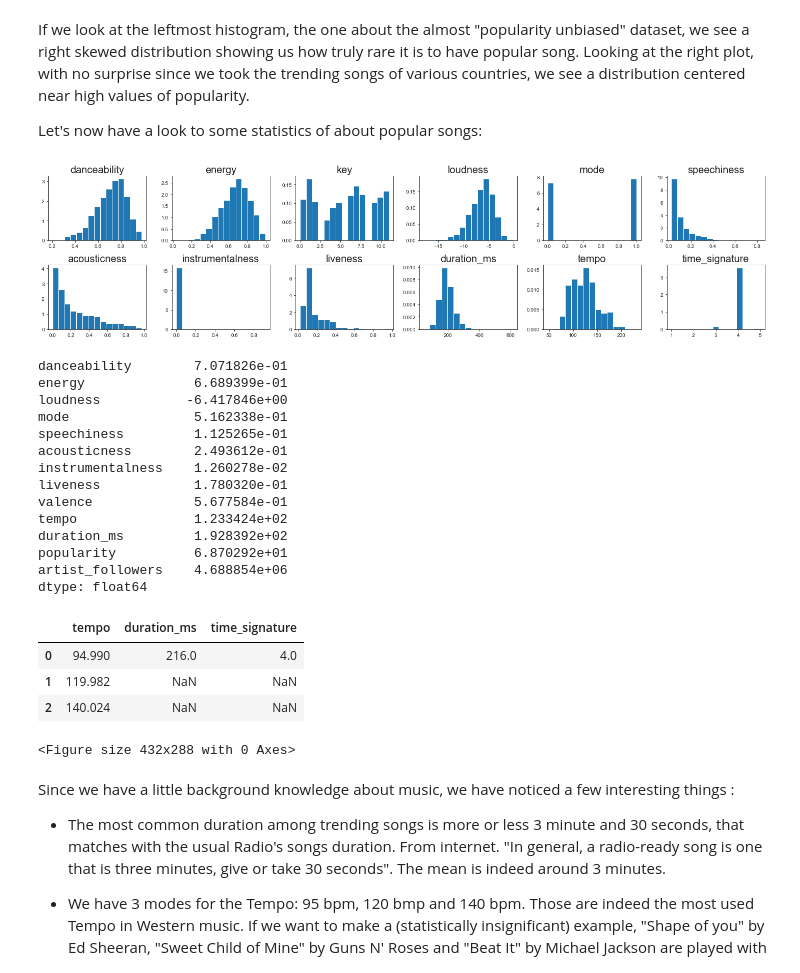
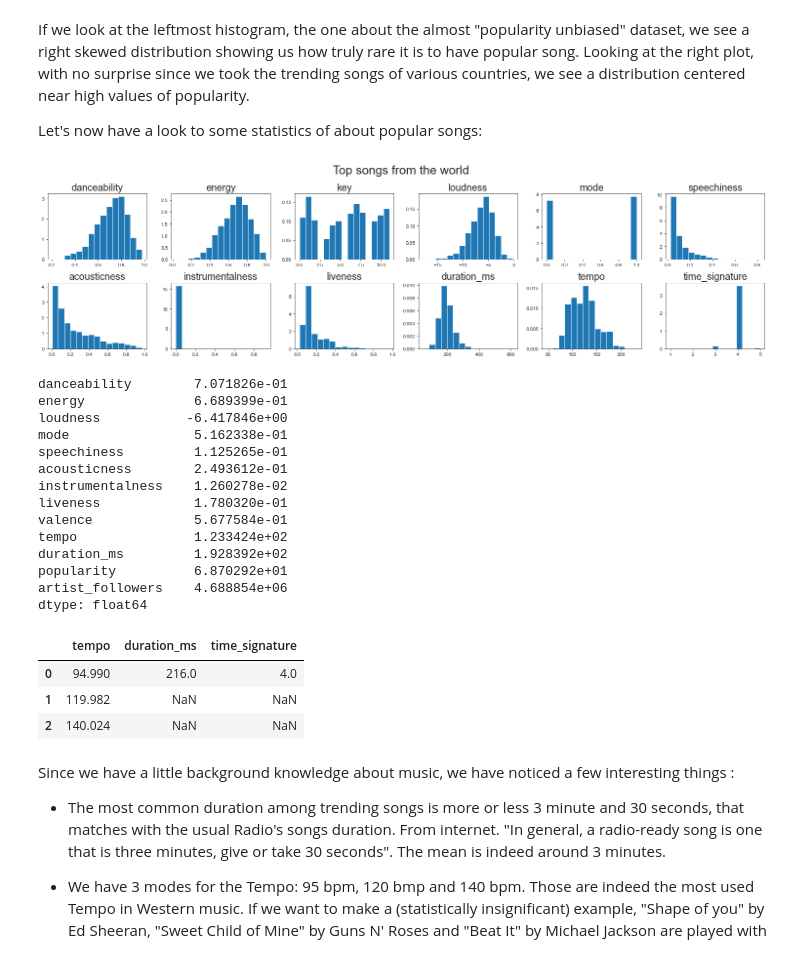
Before and after one commit to Benjamin-Barda/spotyCARLO, a Jupyter notebook: 4-PacosPart.ipynb, the cells around one changed output. Cells and saved outputs as stored; diff of their text form; code cells hidden in the pictures.

```diff
--- a/4-PacosPart.ipynb
+++ b/4-PacosPart.ipynb
@@ -79,19 +79,19 @@ If we look at the leftmost histogram, the one about the almost "popularity unbia
 Let's now have a look to some statistics of about popular songs:
 # %%
 feat = ['danceability', 'energy', 'key', 'loudness', 'mode', 'speechiness', 'acousticness', 'instrumentalness', 'liveness', 'duration_ms', 'tempo', 'time_signature']
-_, ax = plt.subplots(ncols=len(feat)//2, nrows=2,figsize = (20,5))
+_, ax = plt.subplots(ncols=len(feat)//2, nrows=2,figsize = (21,5.7))
 for i in range(len(feat)//2):
     ax[0][i].set_title(feat[i], fontsize=20)
     ax[0][i].hist(dFpop.loc[:, feat[i]], density = True, label = feat[i], bins=15)
     ax[1][i].set_title(feat[i+6], fontsize=20)
     ax[1][i].hist(dFpop.loc[:, feat[i+6]], density = True, label = feat[i], bins=15)
+plt.suptitle('Top songs from the world',fontsize=25)
 plt.tight_layout()
 plt.show()
-plt.clf()
 print(dFpop.mean().drop(['key','time_signature']))
 dFpop.mode()[['tempo','duration_ms','time_signature']]
 # %% [output]
-[figure, old version]
+[figure, new version]
 danceability        7.071826e-01
 energy              6.689399e-01
 loudness           -6.417846e+00
@@ -110,7 +110,6 @@ dtype: float64
 | 0 | 94.990 | 216.0 | 4.0 |
 | 1 | 119.982 | NaN | NaN |
 | 2 | 140.024 | NaN | NaN |
-<Figure size 432x288 with 0 Axes>
 # %% [markdown]
 Since we have a little background knowledge about music, we have noticed a few interesting things :
 * The most common duration among trending songs is more or less 3 minute and 30 seconds, that matches with the usual Radio's songs duration. From internet. "In general, a radio-ready song is one that is three minutes, give or take 30 seconds". The mean is indeed around 3 minutes.
```
Also changed, not shown: parts of 16 cells of this notebook.
